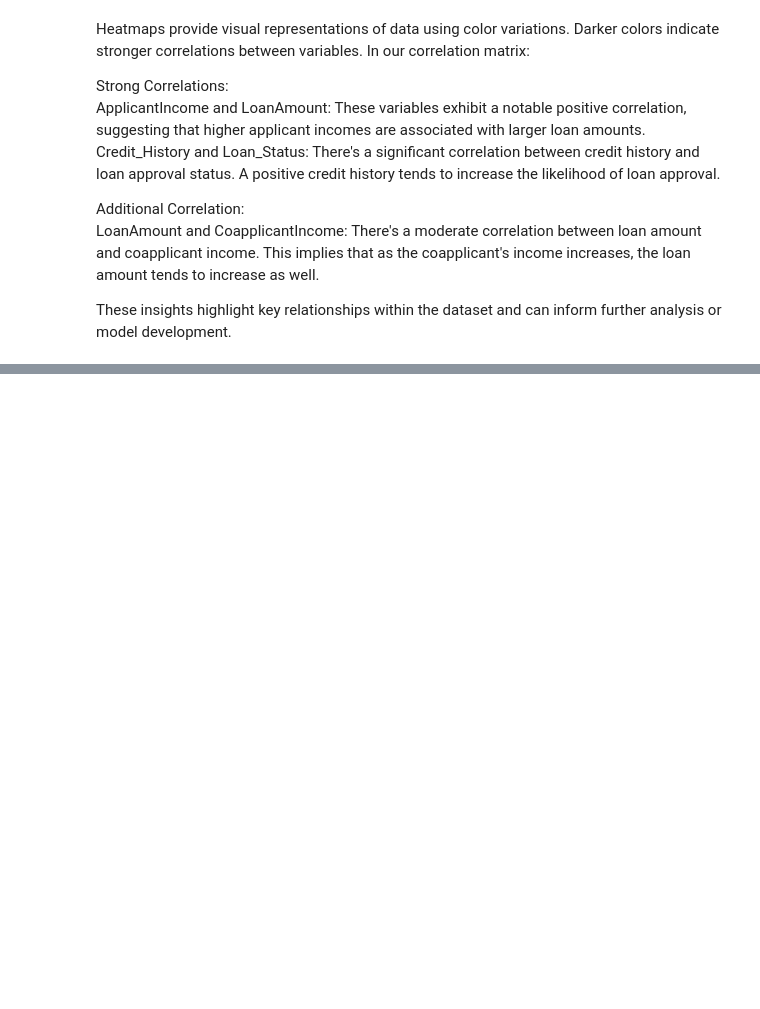
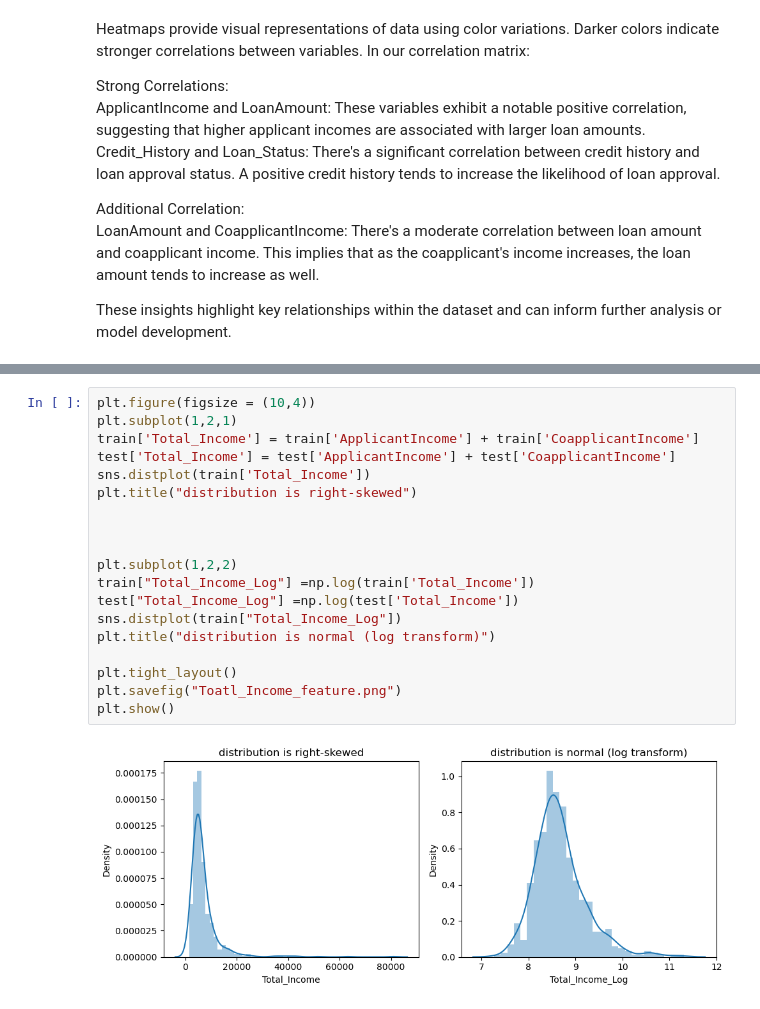
Before and after one commit to Douglaskhembo/LoanPredictionModel, a Jupyter notebook: loanPrediction.ipynb, the cells around one changed output, grey strips where cells are left out. Drawn from its saved outputs; the diff is of its cells as text; blank space fills up the shorter version.

```diff
--- a/loanPrediction.ipynb
+++ b/loanPrediction.ipynb
@@ -606,0 +960,21 @@ These insights highlight key relationships within the dataset and can inform fur
+# %%
+plt.figure(figsize = (10,4))
+plt.subplot(1,2,1)
+train['Total_Income'] = train['ApplicantIncome'] + train['CoapplicantIncome']
+test['Total_Income'] = test['ApplicantIncome'] + test['CoapplicantIncome']
+sns.distplot(train['Total_Income'])
+plt.title("distribution is right-skewed")
+
+
+
+plt.subplot(1,2,2)
+train["Total_Income_Log"] =np.log(train['Total_Income'])
+test["Total_Income_Log"] =np.log(test['Total_Income'])
+sns.distplot(train["Total_Income_Log"])
+plt.title("distribution is normal (log transform)")
+
+plt.tight_layout()
+plt.savefig("Toatl_Income_feature.png")
+plt.show()
+# %% [output]
+[figure, added]
```
Also changed, not shown: parts of 58 cells of this notebook, 10 other files.
